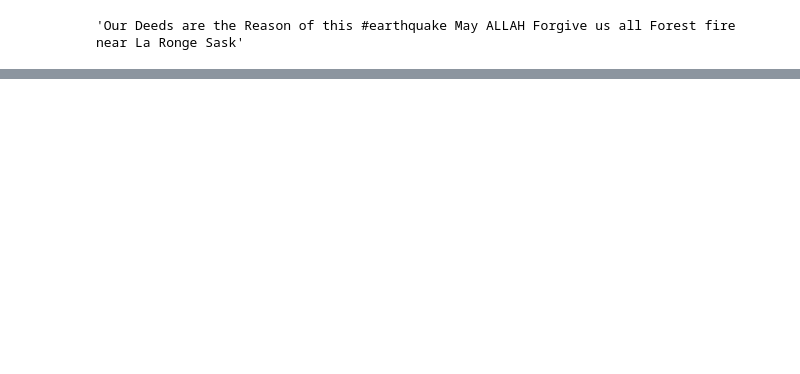
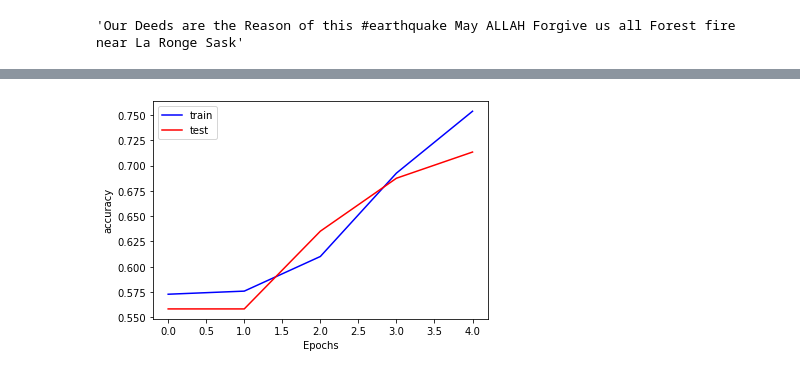
Before and after one commit to thefifthagreement/jedha-fs-s7-project, a Jupyter notebook: EDA.ipynb, the cells around one changed output, grey strips where cells are left out. Cells and saved outputs as stored; diff of their text form; code cells hidden in the pictures; blank space fills up the shorter version.

```diff
--- a/EDA.ipynb
+++ b/EDA.ipynb
@@ -80,0 +290,9 @@ plt.imshow(cloud);
+# %%
+plt.plot(history.history["binary_accuracy"], color="b", label="train")
+plt.plot(history.history["val_binary_accuracy"], color="r", label="test")
+plt.ylabel("accuracy")
+plt.xlabel("Epochs")
+plt.legend()
+plt.show()
+# %% [output]
+[figure, added]
```
Also changed, not shown: parts of 44 cells of this notebook.
